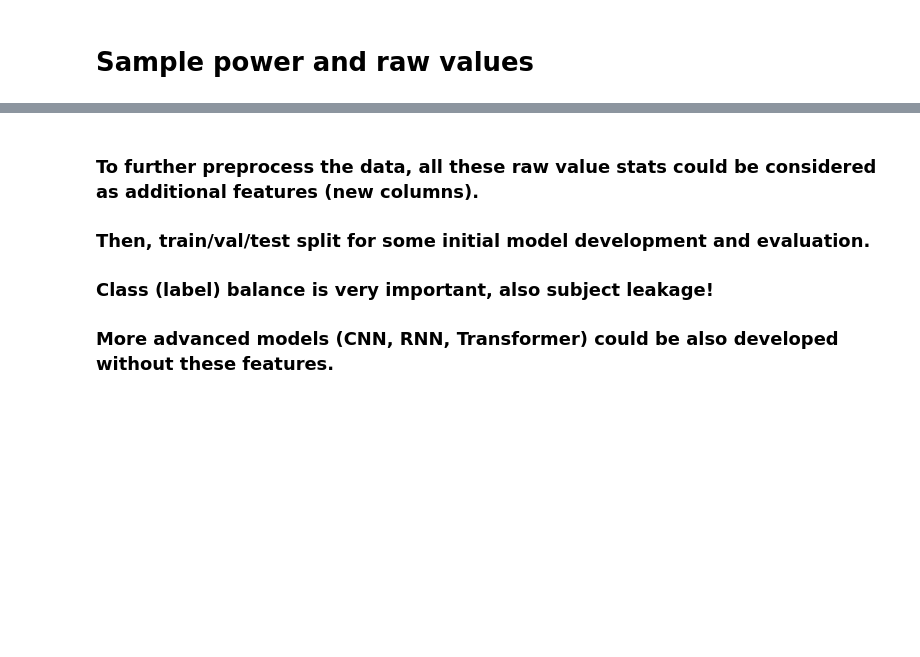
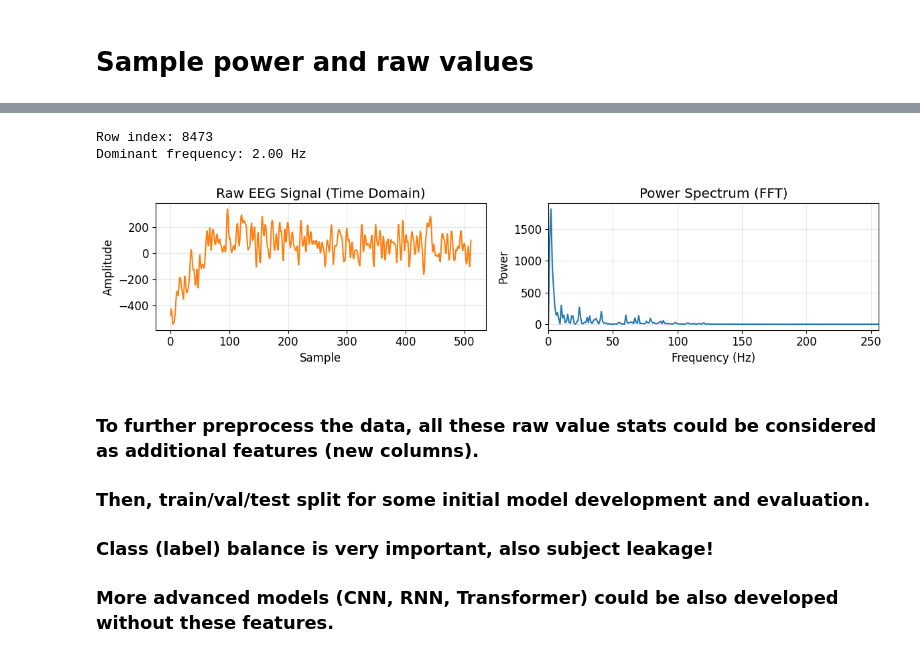
Before and after one commit to parhamkebria/EEG, a Jupyter notebook: EEG_Power_MLP.ipynb, the cells around one changed output, grey strips where cells are left out. Saved outputs shown, nothing was run; the diff lists cells and outputs as text; code cells hidden in the pictures; blank space fills up the shorter version.

```diff
--- a/EEG_Power_MLP.ipynb
+++ b/EEG_Power_MLP.ipynb
@@ -229,3 +333,47 @@ plt.show()
+# %%
+def compute_fft(raw_signal, fs_hz):
+    x = np.asarray(raw_signal, dtype=np.float32)
+    if x.ndim != 1 or x.size < 2:
+        raise ValueError("raw_signal must be a 1D array-like with at least 2 samples.")
+
+    # Remove DC offset so low-frequency energy is easier to interpret.
+    x = x - x.mean()
+    n = x.size
+
+    freqs = np.fft.rfftfreq(n, d=1.0 / fs_hz)
+    spectrum = np.fft.rfft(x)
+    amplitude = np.abs(spectrum) / n
+    power = amplitude ** 2
+    return freqs, amplitude, power
+
+raw_signal = eeg_data.loc[random_index, 'raw_values']
+
+freqs, amplitude, power = compute_fft(raw_signal, FFT_SAMPLE_RATE_HZ)
+dom_idx = np.argmax(power)
+
+print(f"Row index: {random_index}")
+print(f"Dominant frequency: {freqs[dom_idx]:.2f} Hz")
+
+fig, axs = plt.subplots(1,2, figsize=(12, 3))
+axs[0].plot(raw_signal, color='tab:orange')
+axs[0].set_title('Raw EEG Signal (Time Domain)')
+axs[0].set_xlabel('Sample')
+axs[0].set_ylabel('Amplitude')
+axs[0].grid(alpha=0.3)
+
+axs[1].plot(freqs, power, color='tab:blue')
+axs[1].set_title('Power Spectrum (FFT)')
+axs[1].set_xlabel('Frequency (Hz)')
+axs[1].set_ylabel('Power')
+axs[1].set_xlim(0, FFT_SAMPLE_RATE_HZ / 2)
+axs[1].grid(alpha=0.3)
+
+plt.tight_layout()
+plt.show()
+# %% [output]
+Row index: 8473
+Dominant frequency: 2.00 Hz
+[figure, added]
 # %% [markdown]
 ### To further preprocess the data, all these raw value stats could be considered as additional features (new columns).
 
```
Also changed, not shown: parts of 6 cells of this notebook.
